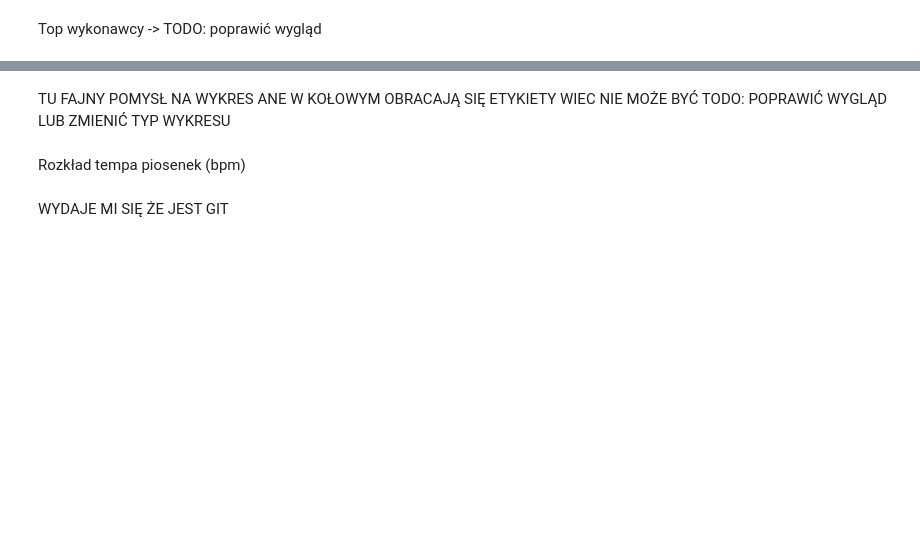
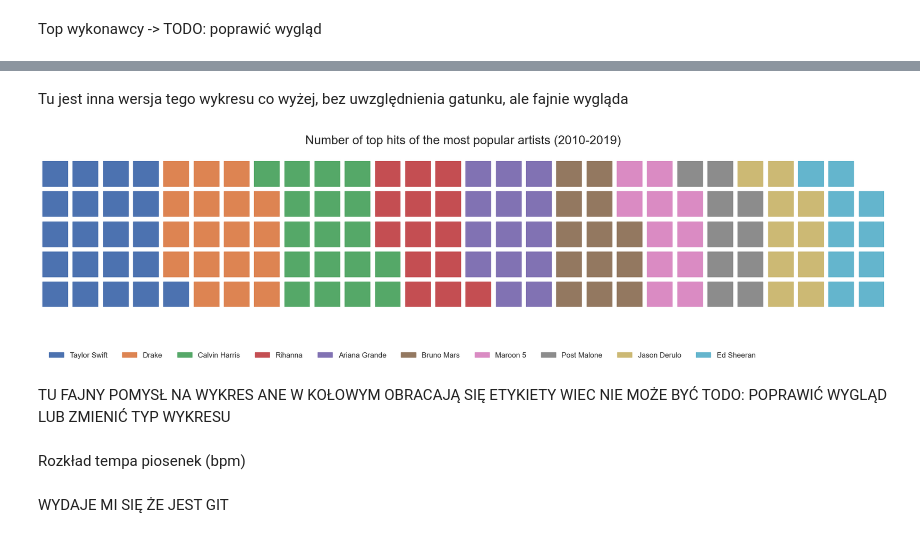
Before and after one commit to Martka-c/Spotify_top_songs_EDA, a Jupyter notebook: main.ipynb, the cells around one changed output, grey strips where cells are left out. Saved outputs shown, nothing was run; the diff lists cells and outputs as text; code cells hidden in the pictures; blank space fills up the shorter version.

```diff
--- a/main.ipynb
+++ b/main.ipynb
@@ -121,3 +182,34 @@ plt.show()
+# %% [markdown]
+Tu jest inna wersja tego wykresu co wyżej, bez uwzględnienia gatunku, ale fajnie wygląda
+# %%
+# Zliczenie liczby wystąpień każdego artysty i ograniczenie do 10 najpopularniejszych
+top_artists = df['artist'].value_counts().nlargest(10)
+
+# Utworzenie wykresu Waffle chart
+fig = plt.figure(
+    FigureClass=Waffle,
+    rows=5,
+    values=top_artists,
+    # labels=[f"{k}" for k in top_artists.keys()],
+    legend={
+        'labels': [f"{k}" for k in top_artists.keys()],  # lebels could also be under legend instead
+        'loc': 'lower left',
+        'bbox_to_anchor': (0, -0.4),
+        'ncol': len(top_artists),
+        'framealpha': 0,
+        'fontsize': 12,
+    },
+    figsize=(20,20),
+    colors=sns.color_palette("deep", len(top_artists.keys()))
+)
+
+# Dodanie tytułu
+plt.title('Number of top hits of the most popular artists (2010-2019)\n', fontdict={'fontsize': 20})
+
+# Wyświetlenie wykresu
+plt.show()
+# %% [output]
+[figure, added]
 # %% [markdown]
 TU FAJNY POMYSŁ NA WYKRES ANE W KOŁOWYM OBRACAJĄ SIĘ ETYKIETY WIEC NIE MOŻE BYĆ TODO: POPRAWIĆ WYGLĄD LUB ZMIENIĆ TYP WYKRESU
 # %% [markdown]
```
Also changed, not shown: parts of 12 cells of this notebook.
